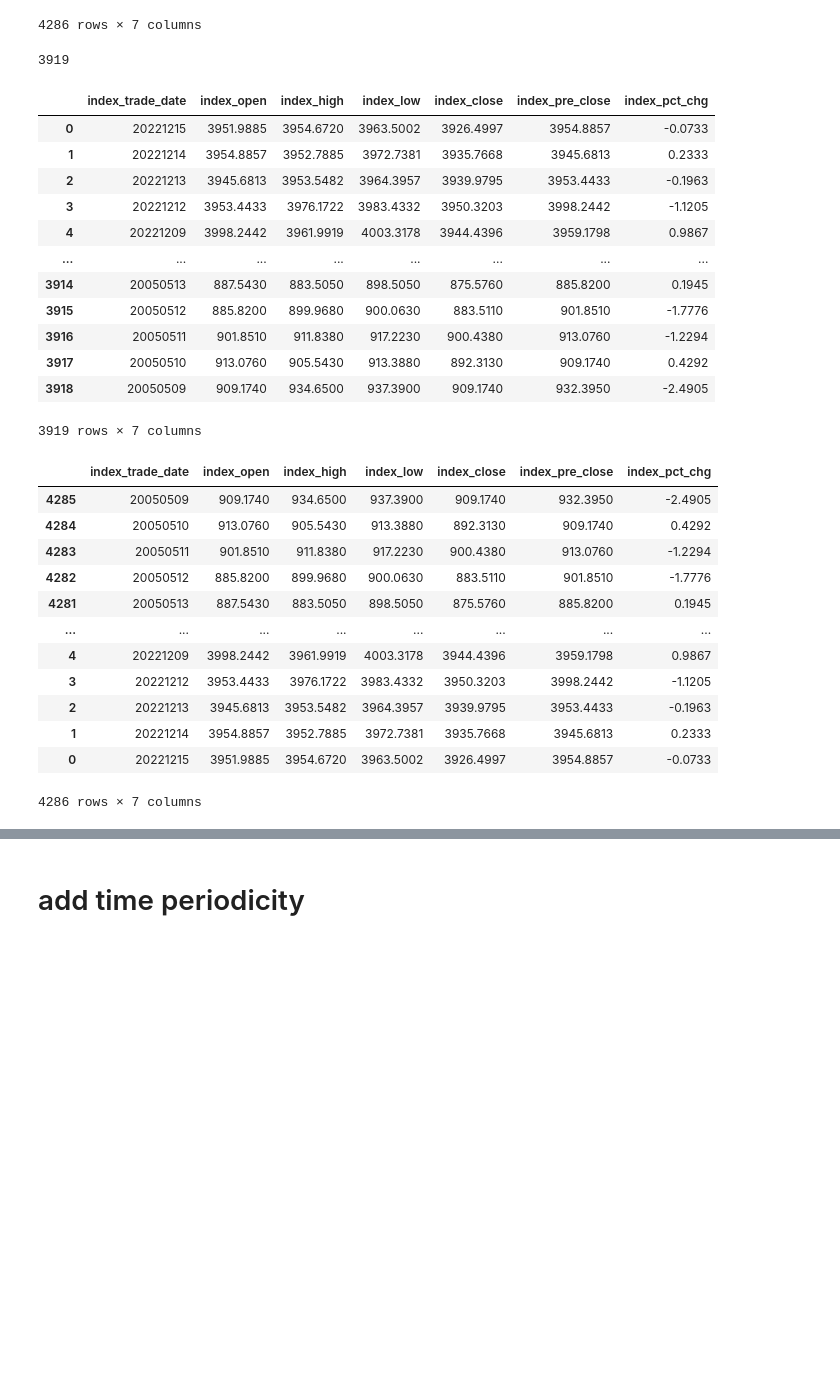
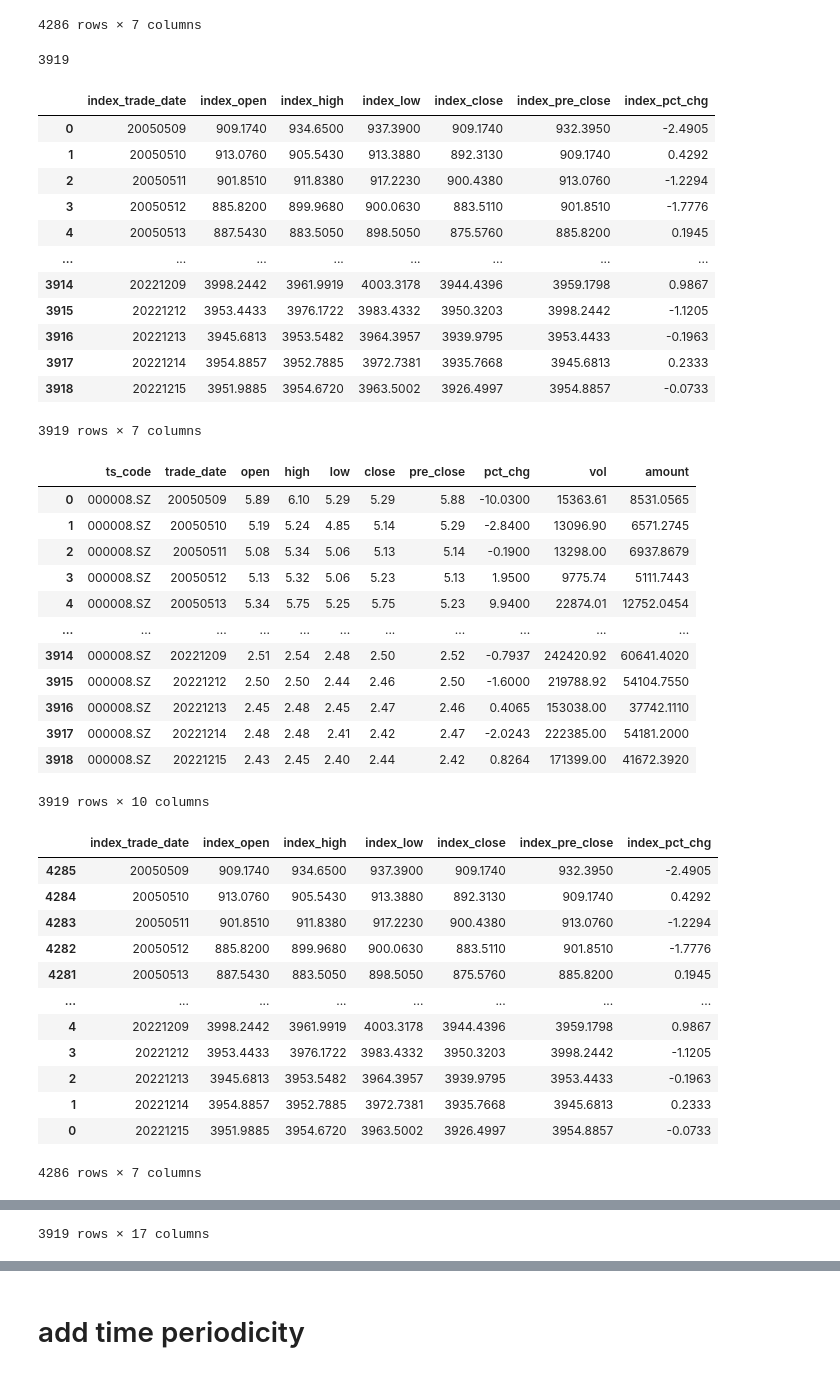
Before and after one commit to vincent05r/Stock_models, a Jupyter notebook: LSTM_Attention_stock_test_all.ipynb, the cells around one changed output, grey strips where cells are left out. Saved outputs shown, nothing was run; the diff lists cells and outputs as text; code cells hidden in the pictures; blank space fills up the shorter version.

```diff
--- a/LSTM_Attention_stock_test_all.ipynb
+++ b/LSTM_Attention_stock_test_all.ipynb
@@ -84,7 +92,7 @@ if debug_mode:
 stock_list = []
 
 for ts_code, x in df.groupby('ts_code'):
-    stock_list.append(x.copy().sort_values("trade_date", ascending = False).reset_index().drop('index', axis=1))
+    stock_list.append(x.copy().sort_values("trade_date", ascending = True).reset_index().drop('index', axis=1))
 
 
 
@@ -142,36 +147,54 @@ display(df_hs300)
 # %%
 stock_list[2]['trade_date']
 print(len(stock_list[2]['trade_date']))
 
-tx = df_hs300[df_hs300['index_trade_date'].isin(stock_list[2]['trade_date'])].sort_values("index_trade_date", ascending = False).reset_index().drop('index', axis=1)
+tx = df_hs300[df_hs300['index_trade_date'].isin(stock_list[2]['trade_date'])].sort_values("index_trade_date", ascending = True).reset_index().drop('index', axis=1)
 display(tx)
 
+display(stock_list[2])
+
 display(df_hs300)
+
+txp = pd.concat([stock_list[2], tx], axis=1, join='inner')
+display(txp)
 # %% [output]
 3919
 |  | index_trade_date | index_open | index_high | index_low | index_close | index_pre_close | index_pct_chg |
-| 0 | 20221215 | 3951.9885 | 3954.6720 | 3963.5002 | 3926.4997 | 3954.8857 | -0.0733 |
-| 1 | 20221214 | 3954.8857 | 3952.7885 | 3972.7381 | 3935.7668 | 3945.6813 | 0.2333 |
-| 2 | 20221213 | 3945.6813 | 3953.5482 | 3964.3957 | 3939.9795 | 3953.4433 | -0.1963 |
-| 3 | 20221212 | 3953.4433 | 3976.1722 | 3983.4332 | 3950.3203 | 3998.2442 | -1.1205 |
-| 4 | 20221209 | 3998.2442 | 3961.9919 | 4003.3178 | 3944.4396 | 3959.1798 | 0.9867 |
+| 0 | 20050509 | 909.1740 | 934.6500 | 937.3900 | 909.1740 | 932.3950 | -2.4905 |
+| 1 | 20050510 | 913.0760 | 905.5430 | 913.3880 | 892.3130 | 909.1740 | 0.4292 |
+| 2 | 20050511 | 901.8510 | 911.8380 | 917.2230 | 900.4380 | 913.0760 | -1.2294 |
+| 3 | 20050512 | 885.8200 | 899.9680 | 900.0630 | 883.5110 | 901.8510 | -1.7776 |
+| 4 | 20050513 | 887.5430 | 883.5050 | 898.5050 | 875.5760 | 885.8200 | 0.1945 |
 | ... | ... | ... | ... | ... | ... | ... | ... |
-| 3914 | 20050513 | 887.5430 | 883.5050 | 898.5050 | 875.5760 | 885.8200 | 0.1945 |
-| 3915 | 20050512 | 885.8200 | 899.9680 | 900.0630 | 883.5110 | 901.8510 | -1.7776 |
-| 3916 | 20050511 | 901.8510 | 911.8380 | 917.2230 | 900.4380 | 913.0760 | -1.2294 |
-| 3917 | 20050510 | 913.0760 | 905.5430 | 913.3880 | 892.3130 | 909.1740 | 0.4292 |
-| 3918 | 20050509 | 909.1740 | 934.6500 | 937.3900 | 909.1740 | 932.3950 | -2.4905 |
+| 3914 | 20221209 | 3998.2442 | 3961.9919 | 4003.3178 | 3944.4396 | 3959.1798 | 0.9867 |
+| 3915 | 20221212 | 3953.4433 | 3976.1722 | 3983.4332 | 3950.3203 | 3998.2442 | -1.1205 |
+| 3916 | 20221213 | 3945.6813 | 3953.5482 | 3964.3957 | 3939.9795 | 3953.4433 | -0.1963 |
+| 3917 | 20221214 | 3954.8857 | 3952.7885 | 3972.7381 | 3935.7668 | 3945.6813 | 0.2333 |
+| 3918 | 20221215 | 3951.9885 | 3954.6720 | 3963.5002 | 3926.4997 | 3954.8857 | -0.0733 |
 3919 rows × 7 columns
-|  | index_trade_date | index_open | index_high | index_low | index_close | index_pre_close | index_pct_chg |
-| 4285 | 20050509 | 909.1740 | 934.6500 | 937.3900 | 909.1740 | 932.3950 | -2.4905 |
-| 4284 | 20050510 | 913.0760 | 905.5430 | 913.3880 | 892.3130 | 909.1740 | 0.4292 |
-| 4283 | 20050511 | 901.8510 | 911.8380 | 917.2230 | 900.4380 | 913.0760 | -1.2294 |
-| 4282 | 20050512 | 885.8200 | 899.9680 | 900.0630 | 883.5110 | 901.8510 | -1.7776 |
-| 4281 | 20050513 | 887.5430 | 883.5050 | 898.5050 | 875.5760 | 885.8200 | 0.1945 |
-| ... | ... | ... | ... | ... | ... | ... | ... |
-| 4 | 20221209 | 3998.2442 | 3961.9919 | 4003.3178 | 3944.4396 | 3959.1798 | 0.9867 |
-| 3 | 20221212 | 3953.4433 | 3976.1722 | 3983.4332 | 3950.3203 | 3998.2442 | -1.1205 |
-| 2 | 20221213 | 3945.6813 | 3953.5482 | 3964.3957 | 3939.9795 | 3953.4433 | -0.1963 |
-| 1 | 20221214 | 3954.8857 | 3952.7885 | 3972.7381 | 3935.7668 | 3945.6813 | 0.2333 |
-| 0 | 20221215 | 3951.9885 | 3954.6720 | 3963.5002 | 3926.4997 | 3954.8857 | -0.0733 |
+|  | ts_code | trade_date | open | high | low | close | pre_close | pct_chg | vol | amount |
+| 0 | 000008.SZ | 20050509 | 5.89 | 6.10 | 5.29 | 5.29 | 5.88 | -10.0300 | 15363.61 | 8531.0565 |
+| 1 | 000008.SZ | 20050510 | 5.19 | 5.24 | 4.85 | 5.14 | 5.29 | -2.8400 | 13096.90 | 6571.2745 |
+| 2 | 000008.SZ | 20050511 | 5.08 | 5.34 | 5.06 | 5.13 | 5.14 | -0.1900 | 13298.00 | 6937.8679 |
+| 3 | 000008.SZ | 20050512 | 5.13 | 5.32 | 5.06 | 5.23 | 5.13 | 1.9500 | 9775.74 | 5111.7443 |
+| 4 | 000008.SZ | 20050513 | 5.34 | 5.75 | 5.25 | 5.75 | 5.23 | 9.9400 | 22874.01 | 12752.0454 |
+| ... | ... | ... | ... | ... | ... | ... | ... | ... | ... | ... |
+| 3914 | 000008.SZ | 20221209 | 2.51 | 2.54 | 2.48 | 2.50 | 2.52 | -0.7937 | 242420.92 | 60641.4020 |
+| 3915 | 000008.SZ | 20221212 | 2.50 | 2.50 | 2.44 | 2.46 | 2.50 | -1.6000 | 219788.92 | 54104.7550 |
+| 3916 | 000008.SZ | 20221213 | 2.45 | 2.48 | 2.45 | 2.47 | 2.46 | 0.4065 | 153038.00 | 37742.1110 |
+| 3917 | 000008.SZ | 20221214 | 2.48 | 2.48 | 2.41 | 2.42 | 2.47 | -2.0243 | 222385.00 | 54181.2000 |
+| 3918 | 000008.SZ | 20221215 | 2.43 | 2.45 | 2.40 | 2.44 | 2.42 | 0.8264 | 171399.00 | 41672.3920 |
-4286 rows × 7 columns
+3919 rows × 10 columns
+|  | index_trade_date | index_open | index_high | index_low | index_close | index_pre_close | index_pct_chg |
+| 4285 | 20050509 | 909.1740 | 934.6500 | 937.3900 | 909.1740 | 932.3950 | -2.4905 |
+| 4284 | 20050510 | 913.0760 | 905.5430 | 913.3880 | 892.3130 | 909.1740 | 0.4292 |
+| 4283 | 20050511 | 901.8510 | 911.8380 | 917.2230 | 900.4380 | 913.0760 | -1.2294 |
+| 4282 | 20050512 | 885.8200 | 899.9680 | 900.0630 | 883.5110 | 901.8510 | -1.7776 |
+| 4281 | 20050513 | 887.5430 | 883.5050 | 898.5050 | 875.5760 | 885.8200 | 0.1945 |
+| ... | ... | ... | ... | ... | ... | ... | ... |
+| 4 | 20221209 | 3998.2442 | 3961.9919 | 4003.3178 | 3944.4396 | 3959.1798 | 0.9867 |
+| 3 | 20221212 | 3953.4433 | 3976.1722 | 3983.4332 | 3950.3203 | 3998.2442 | -1.1205 |
+| 2 | 20221213 | 3945.6813 | 3953.5482 | 3964.3957 | 3939.9795 | 3953.4433 | -0.1963 |
+| 1 | 20221214 | 3954.8857 | 3952.7885 | 3972.7381 | 3935.7668 | 3945.6813 | 0.2333 |
+| 0 | 20221215 | 3951.9885 | 3954.6720 | 3963.5002 | 3926.4997 | 3954.8857 | -0.0733 |
+4286 rows × 7 columns
@@ -178,3 +213,4 @@ display(df_hs300)
+3919 rows × 17 columns
 # %%
 #concat
 
```
Also changed, not shown: parts of 17 cells of this notebook, 12 other files.
